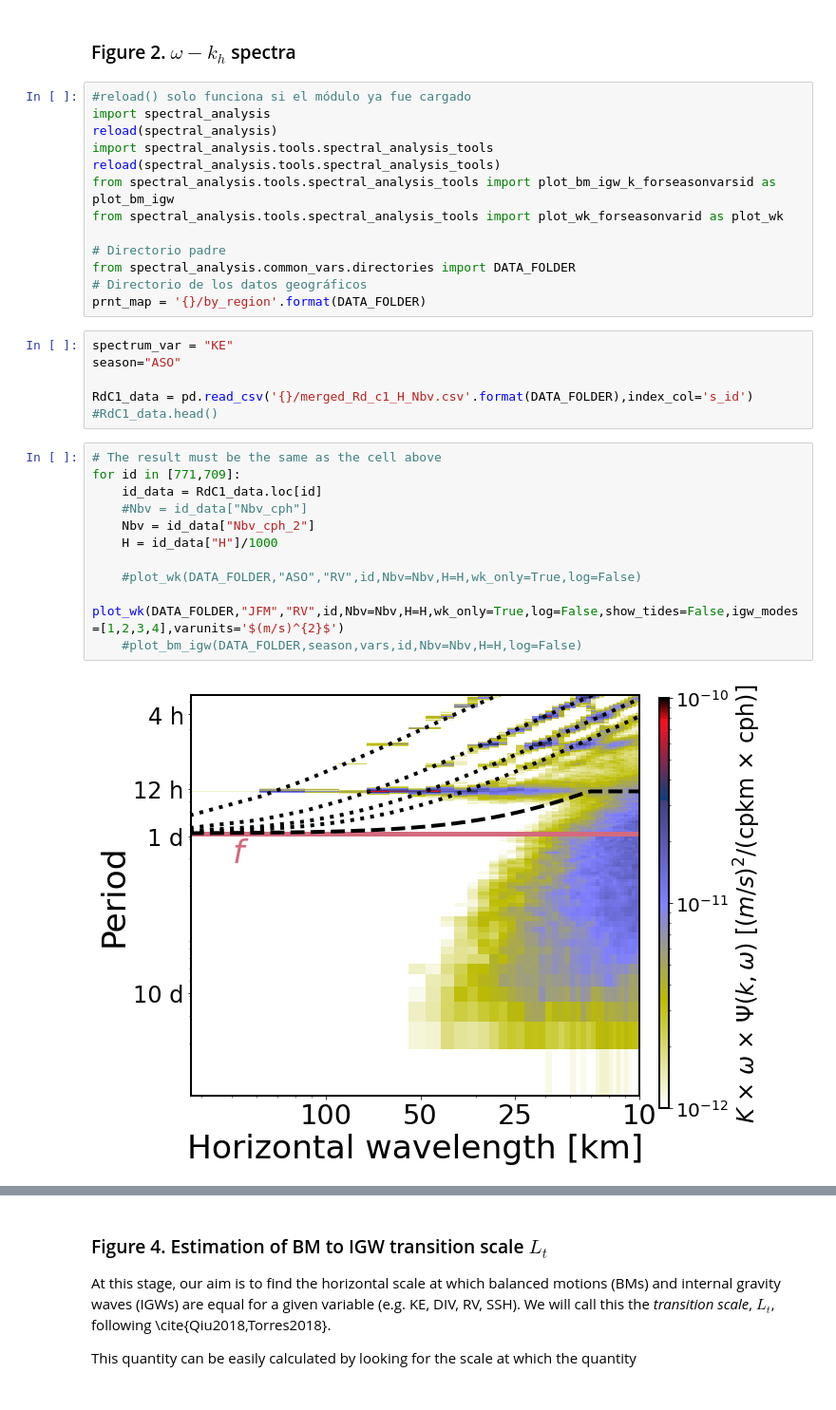
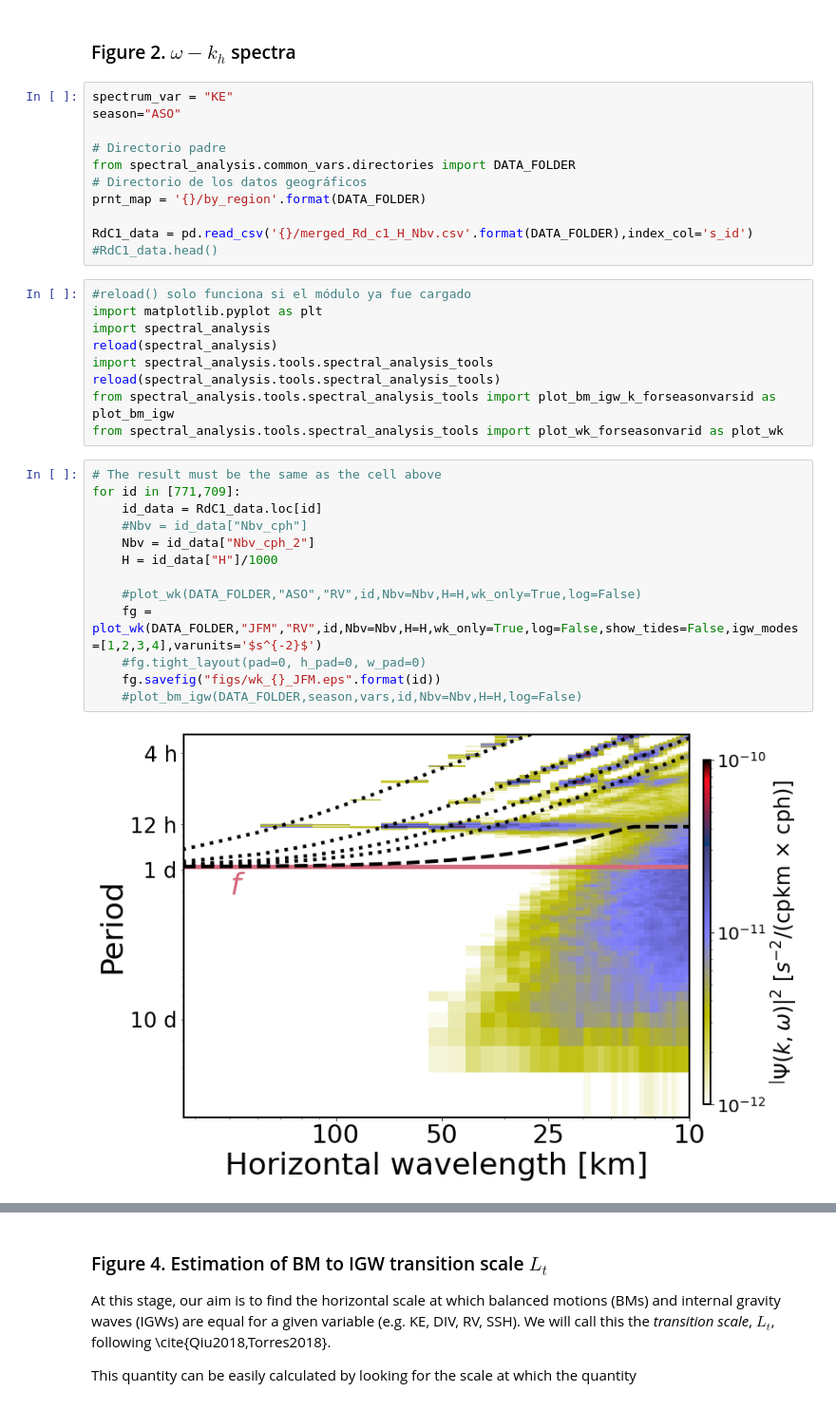
Before and after one commit to antonimmo/ebc-wk-spectral-analysis, a Jupyter notebook: OSM Poster.ipynb, the cells around one changed output, grey strips where cells are left out. Shown at 95% size. Cells and saved outputs as stored; diff of their text form.

```diff
--- a/OSM Poster.ipynb
+++ b/OSM Poster.ipynb
@@ -51,35 +51,38 @@ $k_h = \sqrt{k_x^2 + k_y^2}$
 and $n$ is the mode number.
 # %% [markdown]
 ### Figure 2. $\omega-k_h$ spectra
+# %%
+spectrum_var = "KE"
+season="ASO"
+
+# Directorio padre
+from spectral_analysis.common_vars.directories import DATA_FOLDER
+# Directorio de los datos geográficos
+prnt_map = '{}/by_region'.format(DATA_FOLDER)
+
+RdC1_data = pd.read_csv('{}/merged_Rd_c1_H_Nbv.csv'.format(DATA_FOLDER),index_col='s_id')
+#RdC1_data.head()
 # %%
 #reload() solo funciona si el módulo ya fue cargado
+import matplotlib.pyplot as plt
 import spectral_analysis
 reload(spectral_analysis)
 import spectral_analysis.tools.spectral_analysis_tools
 reload(spectral_analysis.tools.spectral_analysis_tools)
 from spectral_analysis.tools.spectral_analysis_tools import plot_bm_igw_k_forseasonvarsid as plot_bm_igw
 from spectral_analysis.tools.spectral_analysis_tools import plot_wk_forseasonvarid as plot_wk
-
-# Directorio padre
-from spectral_analysis.common_vars.directories import DATA_FOLDER
-# Directorio de los datos geográficos
-prnt_map = '{}/by_region'.format(DATA_FOLDER)
-# %%
-spectrum_var = "KE"
-season="ASO"
-
-RdC1_data = pd.read_csv('{}/merged_Rd_c1_H_Nbv.csv'.format(DATA_FOLDER),index_col='s_id')
-#RdC1_data.head()
 # %%
 # The result must be the same as the cell above
 for id in [771,709]:
     id_data = RdC1_data.loc[id]
     #Nbv = id_data["Nbv_cph"]
     Nbv = id_data["Nbv_cph_2"]
     H = id_data["H"]/1000
 
     #plot_wk(DATA_FOLDER,"ASO","RV",id,Nbv=Nbv,H=H,wk_only=True,log=False)
-    plot_wk(DATA_FOLDER,"JFM","RV",id,Nbv=Nbv,H=H,wk_only=True,log=False,show_tides=False,igw_modes=[1,2,3,4],varunits='$(m/s)^{2}$')
+    fg = plot_wk(DATA_FOLDER,"JFM","RV",id,Nbv=Nbv,H=H,wk_only=True,log=False,show_tides=False,igw_modes=[1,2,3,4],varunits='$s^{-2}$')
+    #fg.tight_layout(pad=0, h_pad=0, w_pad=0)
+    fg.savefig("figs/wk_{}_JFM.eps".format(id))
     #plot_bm_igw(DATA_FOLDER,season,vars,id,Nbv=Nbv,H=H,log=False)
 # %% [output]
-[figure, old version]
+[figure, new version]
```
Also changed, not shown: parts of 1 cell of this notebook, 2 other files.
